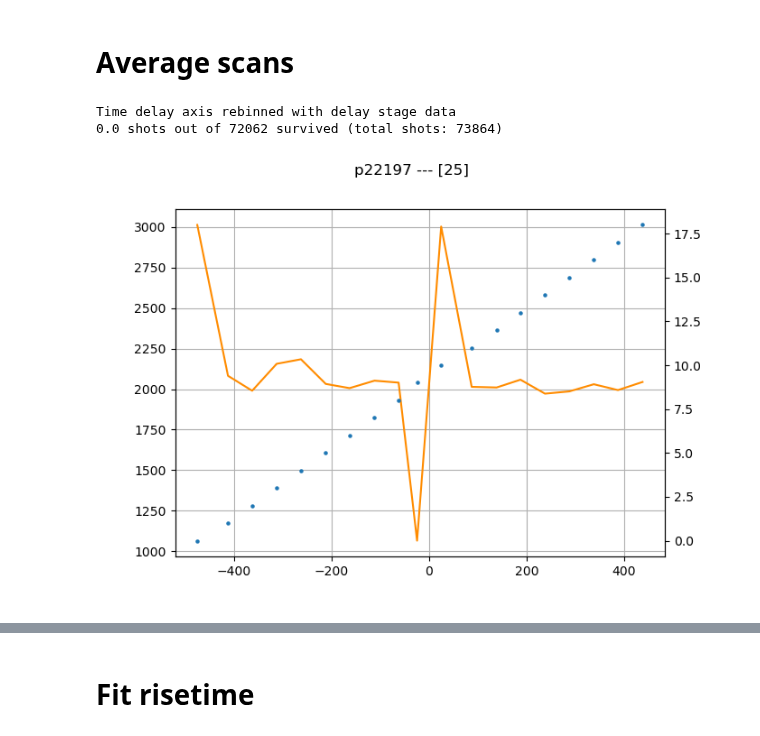
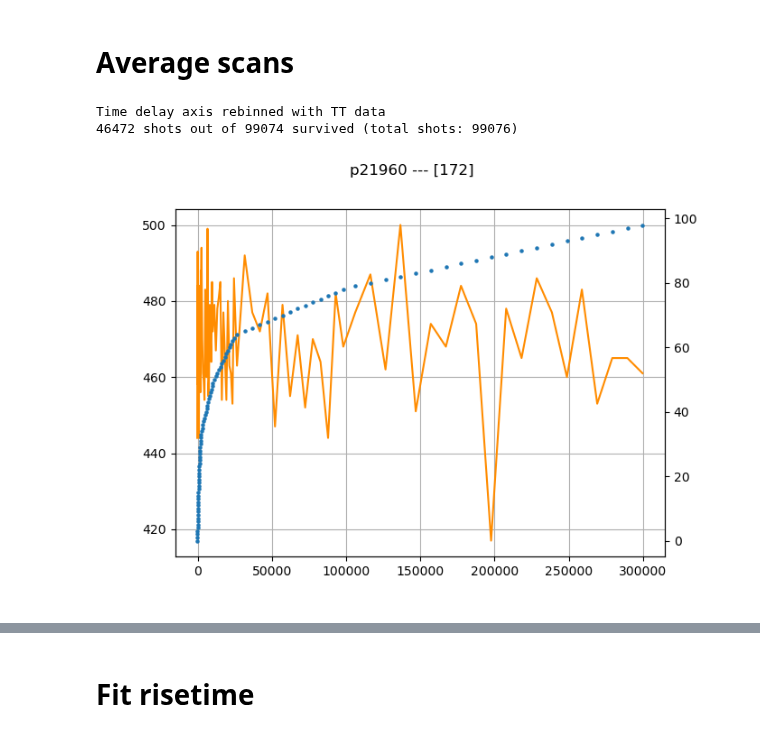
Before and after one commit to paulscherrerinstitute/alvra_beamline_scripts, a Jupyter notebook: Plotting_XANES_timescans.ipynb, the cells around one changed output, grey strips where cells are left out. Cells and saved outputs as stored; diff of their text form; code cells hidden in the pictures.

```diff
--- a/Plotting_XANES_timescans.ipynb
+++ b/Plotting_XANES_timescans.ipynb
@@ -16,13 +16,13 @@ warnings.filterwarnings('ignore')
 # %% [markdown]
 # Load data
 # %%
-pgroup = 'p22197'
-Loaddir_name = 'test_noPair'
+pgroup = 'p21960'
+Loaddir_name = ''
 
 #runlist = np.arange(41, 44)
 #runlist = [89, 90, 91, 93,94,95,96]
-runlist = [25]
-
+runlist = [172]
+t0_offsets = [0]
 ##############################################
 Loaddir = '/sf/alvra/data/{}/work/Reduced_data/{}/'.format(pgroup, Loaddir_name)
 # %%
@@ -31,7 +31,8 @@ Loaddir = '/sf/alvra/data/{}/work/Reduced_data/{}/'.format(pgroup, Loaddir_name)
 # %%
 average_twodiodes = True
-withTT    = False
+withTT    = True
 
+switch_diodes = False
 ##############################################
 
 Loaddir = '/sf/alvra/data/{}/work/Reduced_data/{}'.format(pgroup, Loaddir_name)
@@ -43,18 +44,18 @@ scan = SFScanInfo(firstrun)
 data = {}
 globals().update(data)
 
-data, titlestring_stack = load_reduced_data_noPair(pgroup, Loaddir, runlist, average_twodiodes)
+data, titlestring_stack = load_reduced_data_offset(pgroup, Loaddir, runlist, t0_offsets, average_twodiodes)
 
 globals().update(data)
 print (runlist)
 print ('{} scan(s), {} total on/off shots'.format(len(runlist), len(pump_1)))
 
-Plot_reduced_data_noPair(pgroup, runlist, scan, data, withTT, timescan=True)
+Plot_reduced_data(pgroup, runlist, scan, data, withTT, timescan=True)
 
 pump_1       = np.asarray(pump_1)
-#unpump_1     = np.asarray(unpump_1)
+unpump_1     = np.asarray(unpump_1)
 Izero_pump   = np.asarray(Izero_pump)
-#Izero_unpump = np.asarray(Izero_unpump)
+Izero_unpump = np.asarray(Izero_unpump)
 Delays_stage = np.asarray(Delays_stage)
 arrTimes     = np.asarray(arrTimes)
 energy       = np.asarray(energy)
@@ -70,38 +73,38 @@ Time delay axis rebinned with delay stage data
 # %% [markdown]
 # Average scans
 # %%
-quantile = 0.6
+quantile = 0.8
 
-binsize = 50
+binsize = 25
 min_delay = -500
-max_delay = 500
+max_delay = 300000
 
-(variable_bins, numbins)= (False, 25)
+(variable_bins, numbins)= (True, 100)
 thresh=0
 
 ####################################################################
 ####################################################################
 
-# pp_TT, err_pp, Delay_fs_TT, howmany = \
-# Rebin_and_filter_timescans(data, binsize, min_delay, max_delay, quantile, withTT, numbins, variable_bins)
+pp_TT, err_pp, Delay_fs_TT, howmany = \
+Rebin_and_filter_timescans(data, binsize, min_delay, max_delay, quantile, thresh, withTT, numbins, variable_bins)
 
-pp_TT, GS, ES, err_pp, Delay_fs_TT, howmany = \
-Rebin_and_filter_timescans_noPair(data, binsize, min_delay, max_delay, quantile, withTT)
+#pp_TT, GS, ES, err_pp, Delay_fs_TT, howmany = \
+#Rebin_and_filter_timescans_noPair(data, binsize, min_delay, max_delay, quantile, withTT)
 
 fig = plt.figure(figsize = (7,5))
 fig.suptitle("\n".join(wrap(titlestring_stack)))
 ax1 = fig.add_subplot(111)
 ax2 = plt.twinx(ax1)
 
 delayrange = np.arange(0, len(Delay_fs_TT), 1)
 ax1.plot(Delay_fs_TT, howmany, color = 'darkorange')
 ax2.scatter(Delay_fs_TT, delayrange, s = 5)
 
 #ax1.set_xlabel('{} ({})'.format(scan.parameters['name'][0], scan.parameters['units'][0]))
 #ax1.set_ylabel('shots per bin', color='darkorange')
 ax1.grid()
 plt.show()
 # %% [output]
-Time delay axis rebinned with delay stage data
-0.0 shots out of 72062 survived (total shots: 73864)
+Time delay axis rebinned with TT data
+46472 shots out of 99074 survived (total shots: 99076)
-[figure, old version]
+[figure, new version]
```
Also changed, not shown: parts of 8 cells of this notebook, 5 other files.
